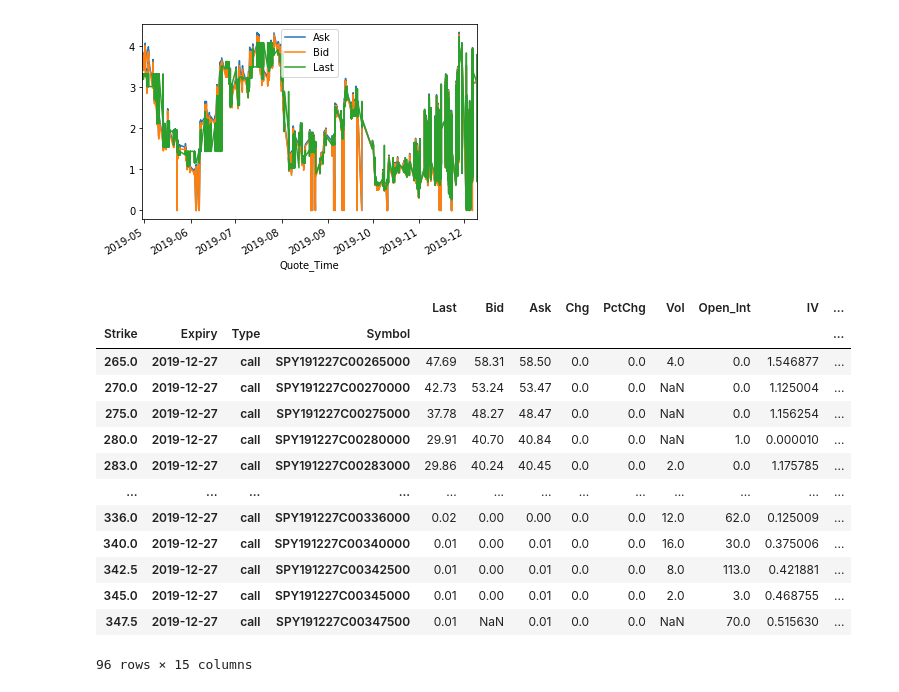
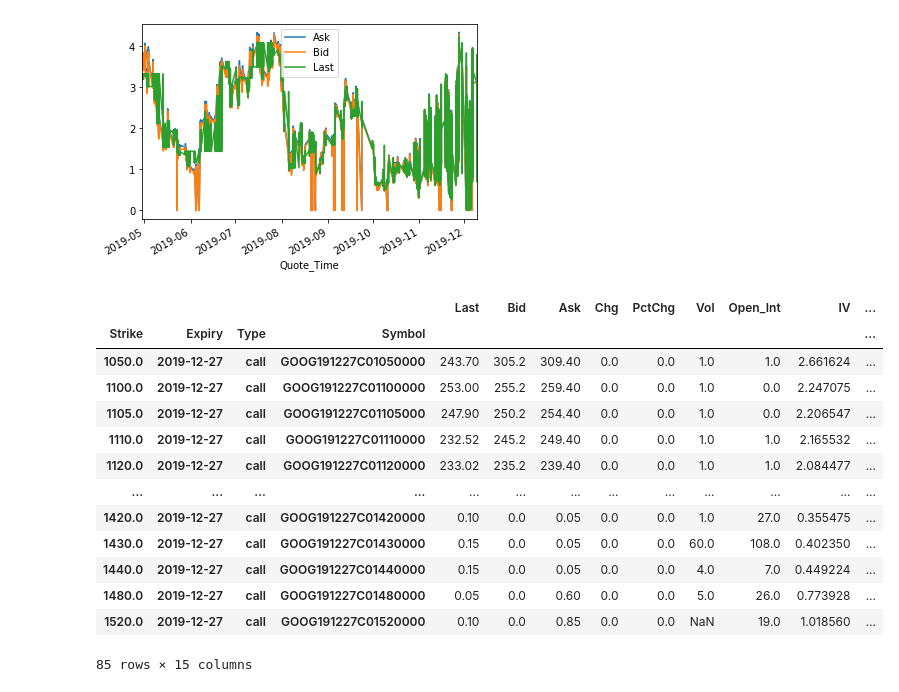
Before and after one commit to OZ-T/voltrad1, a Jupyter notebook: notebooks/Analytics.ipynb, the cells around one changed output. Drawn from its saved outputs; the diff is of its cells as text; code cells hidden in the pictures.

```diff
--- a/notebooks/Analytics.ipynb
+++ b/notebooks/Analytics.ipynb
@@ -48,36 +48,36 @@ df2.plot()
 ##%pip install swigibpy
 # %%
 import pandas_datareader.data as web
-symbol="SPY"
+symbol="GOOG"
 source1="yahoo"
 
 option=web.YahooOptions(symbol, session=None)
 
 all_data = option.get_call_data()
 all_data
 
 #pd = web.DataReader(
 #name=symbol,
 #data_source=source1,
 #start=None,
 #end=None,
 #retry_count=3,
 #pause=0.1,
 #session=None
 #)
 #pd
 # %% [output]
 |  |  |  |  | Last | Bid | Ask | Chg | PctChg | Vol | Open_Int | IV | ... |
 | Strike | Expiry | Type | Symbol |  |  |  |  |  |  |  |  | ... |
-| 265.0 | 2019-12-27 | call | SPY191227C00265000 | 47.69 | 58.31 | 58.50 | 0.0 | 0.0 | 4.0 | 0.0 | 1.546877 | ... |
-| 270.0 | 2019-12-27 | call | SPY191227C00270000 | 42.73 | 53.24 | 53.47 | 0.0 | 0.0 | NaN | 0.0 | 1.125004 | ... |
-| 275.0 | 2019-12-27 | call | SPY191227C00275000 | 37.78 | 48.27 | 48.47 | 0.0 | 0.0 | NaN | 0.0 | 1.156254 | ... |
-| 280.0 | 2019-12-27 | call | SPY191227C00280000 | 29.91 | 40.70 | 40.84 | 0.0 | 0.0 | NaN | 1.0 | 0.000010 | ... |
-| 283.0 | 2019-12-27 | call | SPY191227C00283000 | 29.86 | 40.24 | 40.45 | 0.0 | 0.0 | 2.0 | 0.0 | 1.175785 | ... |
+| 1050.0 | 2019-12-27 | call | GOOG191227C01050000 | 243.70 | 305.2 | 309.40 | 0.0 | 0.0 | 1.0 | 1.0 | 2.661624 | ... |
+| 1100.0 | 2019-12-27 | call | GOOG191227C01100000 | 253.00 | 255.2 | 259.40 | 0.0 | 0.0 | 1.0 | 0.0 | 2.247075 | ... |
+| 1105.0 | 2019-12-27 | call | GOOG191227C01105000 | 247.90 | 250.2 | 254.40 | 0.0 | 0.0 | 1.0 | 0.0 | 2.206547 | ... |
+| 1110.0 | 2019-12-27 | call | GOOG191227C01110000 | 232.52 | 245.2 | 249.40 | 0.0 | 0.0 | 1.0 | 1.0 | 2.165532 | ... |
+| 1120.0 | 2019-12-27 | call | GOOG191227C01120000 | 233.02 | 235.2 | 239.40 | 0.0 | 0.0 | 1.0 | 1.0 | 2.084477 | ... |
 | ... | ... | ... | ... | ... | ... | ... | ... | ... | ... | ... | ... | ... |
-| 336.0 | 2019-12-27 | call | SPY191227C00336000 | 0.02 | 0.00 | 0.00 | 0.0 | 0.0 | 12.0 | 62.0 | 0.125009 | ... |
-| 340.0 | 2019-12-27 | call | SPY191227C00340000 | 0.01 | 0.00 | 0.01 | 0.0 | 0.0 | 16.0 | 30.0 | 0.375006 | ... |
-| 342.5 | 2019-12-27 | call | SPY191227C00342500 | 0.01 | 0.00 | 0.01 | 0.0 | 0.0 | 8.0 | 113.0 | 0.421881 | ... |
-| 345.0 | 2019-12-27 | call | SPY191227C00345000 | 0.01 | 0.00 | 0.01 | 0.0 | 0.0 | 2.0 | 3.0 | 0.468755 | ... |
-| 347.5 | 2019-12-27 | call | SPY191227C00347500 | 0.01 | NaN | 0.01 | 0.0 | 0.0 | NaN | 70.0 | 0.515630 | ... |
+| 1420.0 | 2019-12-27 | call | GOOG191227C01420000 | 0.10 | 0.0 | 0.05 | 0.0 | 0.0 | 1.0 | 27.0 | 0.355475 | ... |
+| 1430.0 | 2019-12-27 | call | GOOG191227C01430000 | 0.15 | 0.0 | 0.05 | 0.0 | 0.0 | 60.0 | 108.0 | 0.402350 | ... |
+| 1440.0 | 2019-12-27 | call | GOOG191227C01440000 | 0.15 | 0.0 | 0.05 | 0.0 | 0.0 | 4.0 | 7.0 | 0.449224 | ... |
+| 1480.0 | 2019-12-27 | call | GOOG191227C01480000 | 0.05 | 0.0 | 0.60 | 0.0 | 0.0 | 5.0 | 26.0 | 0.773928 | ... |
+| 1520.0 | 2019-12-27 | call | GOOG191227C01520000 | 0.10 | 0.0 | 0.85 | 0.0 | 0.0 | NaN | 19.0 | 1.018560 | ... |
-96 rows × 15 columns
+85 rows × 15 columns
```
Also changed, not shown: 1 other file.
